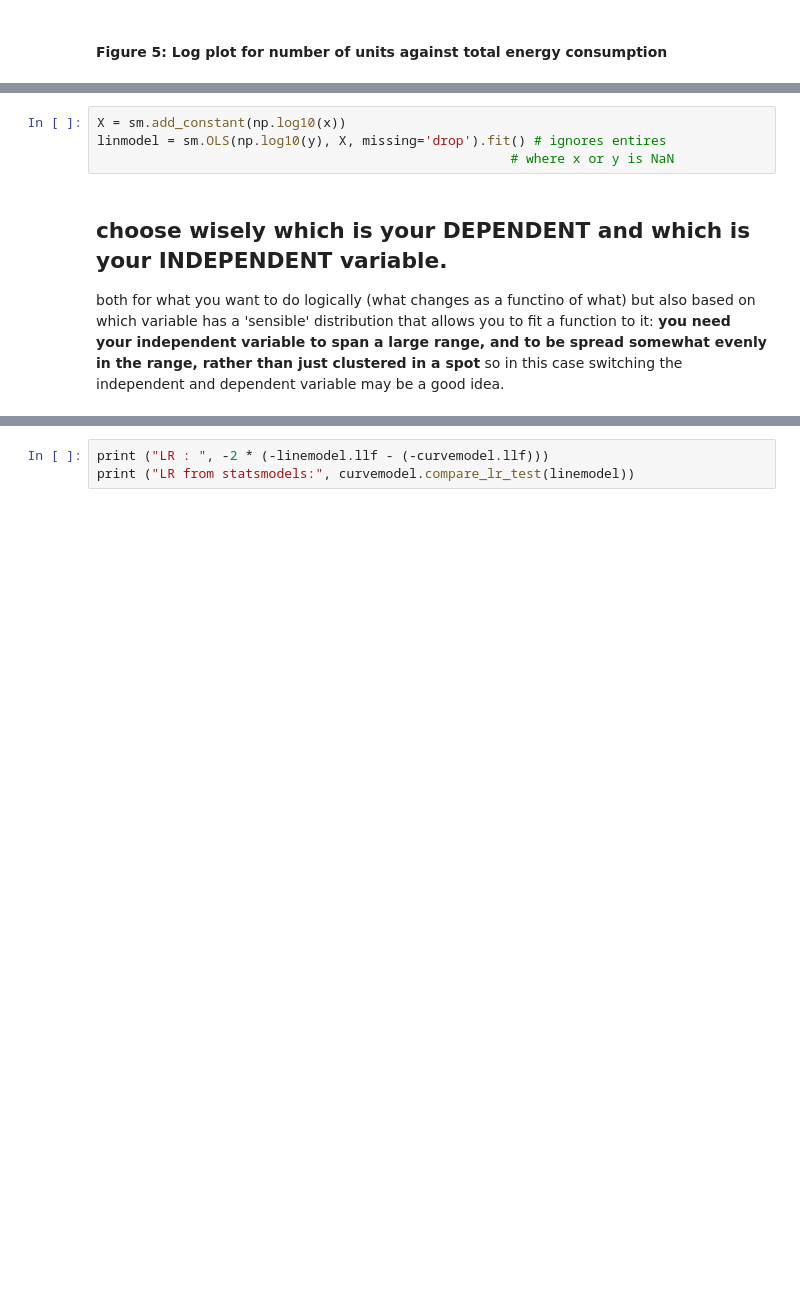
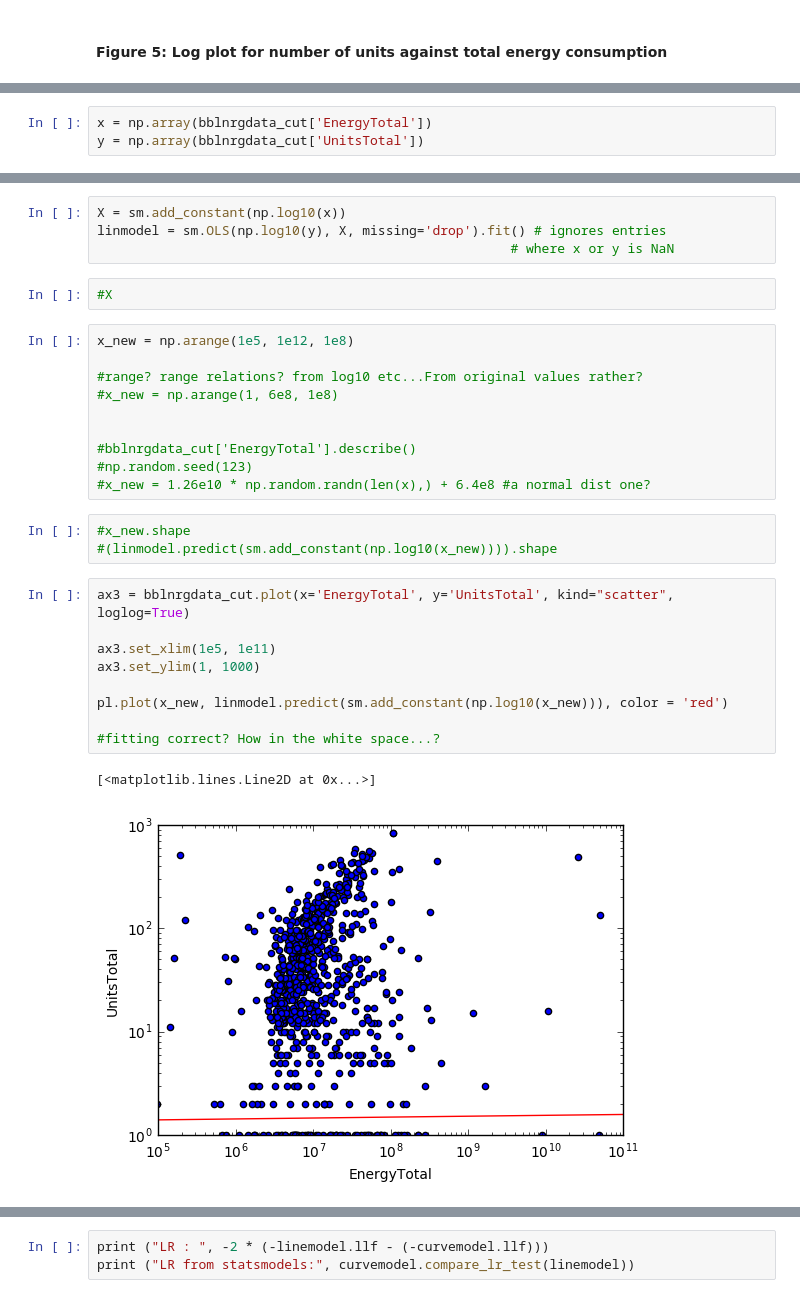
Before and after one commit to sbania-unicef/PUI2016_xz694, a Jupyter notebook: HW6_xz694/HW6_1_xz694.ipynb, the cells around one changed output, grey strips where cells are left out. Cells and saved outputs as stored; diff of their text form; blank space fills up the shorter version.

Commit message:
updated HW6_1, fitting questions remain

```diff
--- a/HW6_xz694/HW6_1_xz694.ipynb
+++ b/HW6_xz694/HW6_1_xz694.ipynb
@@ -364,0 +354,3 @@ if you used statsmodels it would look something like this:
+# %%
+x = np.array(bblnrgdata_cut['EnergyTotal'])
+y = np.array(bblnrgdata_cut['UnitsTotal'])
@@ -365,7 +359,31 @@ if you used statsmodels it would look something like this:
 # %%
 X = sm.add_constant(np.log10(x))
-linmodel = sm.OLS(np.log10(y), X, missing='drop').fit() # ignores entires
+linmodel = sm.OLS(np.log10(y), X, missing='drop').fit() # ignores entries
                                                      # where x or y is NaN
-# %% [markdown]
-## choose wisely which is your DEPENDENT and which is your INDEPENDENT variable.
-both for what you want to do logically (what changes as a functino of what) but also based on which variable has a 'sensible' distribution that allows you to fit a function to it: **you need your independent variable to span a large range, and to be spread somewhat evenly in the range, rather than just clustered in a spot** so in this case switching the independent and dependent variable may be a good idea.
+# %%
+#X
+# %%
+x_new = np.arange(1e5, 1e12, 1e8)
+
+#range? range relations? from log10 etc...From original values rather?
+#x_new = np.arange(1, 6e8, 1e8)
+
+
+#bblnrgdata_cut['EnergyTotal'].describe()
+#np.random.seed(123)
+#x_new = 1.26e10 * np.random.randn(len(x),) + 6.4e8 #a normal dist one?
+# %%
+#x_new.shape
+#(linmodel.predict(sm.add_constant(np.log10(x_new)))).shape
+# %%
+ax3 = bblnrgdata_cut.plot(x='EnergyTotal', y='UnitsTotal', kind="scatter", loglog=True)
+
+ax3.set_xlim(1e5, 1e11)
+ax3.set_ylim(1, 1000)
+
+pl.plot(x_new, linmodel.predict(sm.add_constant(np.log10(x_new))), color = 'red')
+
+#fitting correct? How in the white space...?
+# %% [output]
+[<matplotlib.lines.Line2D at 0x...>]
+[figure, added]
```
Also changed, not shown: parts of 16 cells of this notebook.
